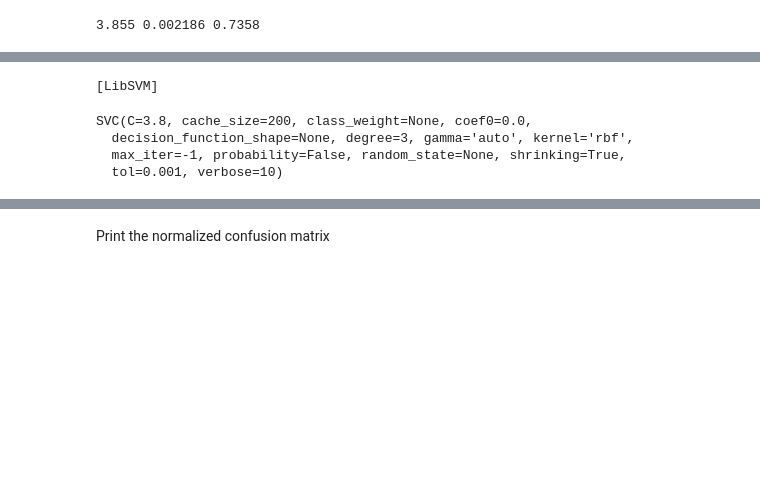
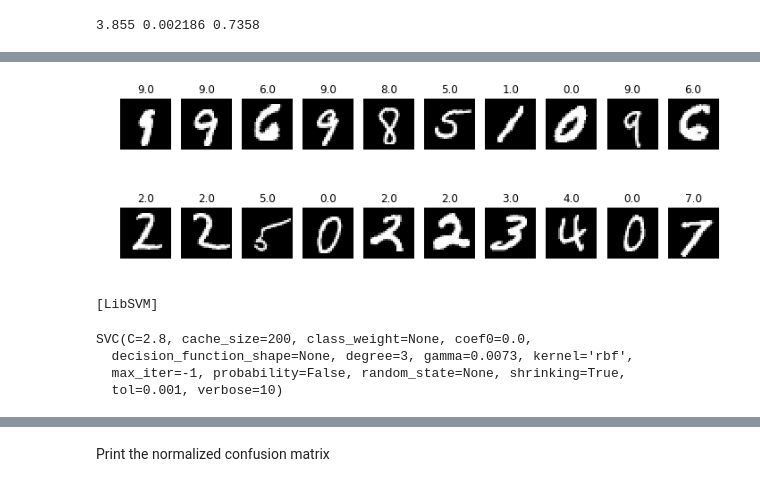
Before and after one commit to JackLangerman/introml, a Jupyter notebook: svm/lab06_ext_mnist_partial.ipynb, the cells around one changed output, grey strips where cells are left out. Saved outputs shown, nothing was run; the diff lists cells and outputs as text; code cells hidden in the pictures; blank space fills up the shorter version.

```diff
--- a/svm/lab06_ext_mnist_partial.ipynb
+++ b/svm/lab06_ext_mnist_partial.ipynb
@@ -699,20 +710,28 @@ print("{:.4} {:.4} {:.4}".format(C_opt, gamma_opt, score_opt))
+# %%
+n = 6000
+ntr = 5000
+
+idxs = np.random.permutation(n)
+Xtr = X[idxs[:ntr]]
+ytr = y[idxs[:ntr]]
+Xts = X[idxs[ntr:]]
+yts = y[idxs[ntr:]]
+
+plt.figure(figsize=(12, 4))
+plt_digits(Xtr, ytr, 10)
+plt.figure(figsize=(12, 4))
+plt_digits(Xts, yts, 10)
+# %% [output]
+[figure, added]
+[figure, added]
 # %%
-n = 6000
-ntr = 6000
-
-idxs = np.random.permutation(n)
-Xtr = X[:ntr]
-ytr = y[:ntr]
-Xts = X[ntr:]
-yts = y[ntr:]
-
 # svc = svm.SVC(probability=False,  kernel="rbf", C=C_opt, gamma=gamma_opt, verbose=10)
-svc = svm.SVC(probability=False,  kernel="rbf", C=3.8, verbose=10)
+svc = svm.SVC(probability=False,  kernel="rbf", C=2.8, gamma=.0073, verbose=10)
 svc.fit(Xtr, ytr)
 # %% [output]
 [LibSVM]
-SVC(C=3.8, cache_size=200, class_weight=None, coef0=0.0,
-  decision_function_shape=None, degree=3, gamma='auto', kernel='rbf',
+SVC(C=2.8, cache_size=200, class_weight=None, coef0=0.0,
+  decision_function_shape=None, degree=3, gamma=0.0073, kernel='rbf',
   max_iter=-1, probability=False, random_state=None, shrinking=True,
   tol=0.001, verbose=10)
 # %%
```
Also changed, not shown: parts of 3 cells of this notebook.
